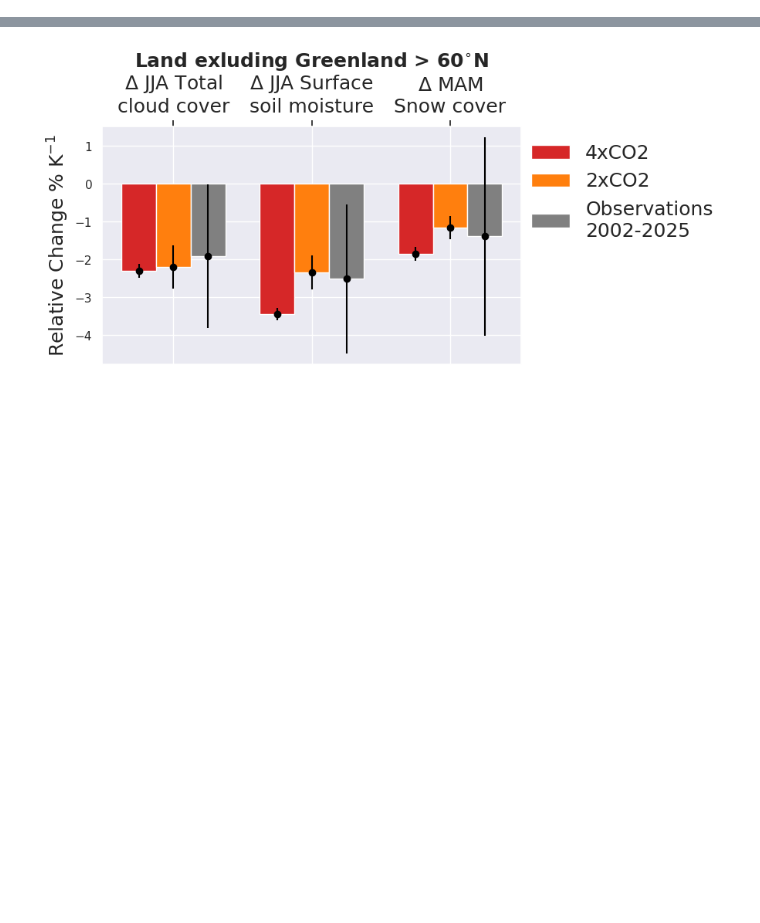
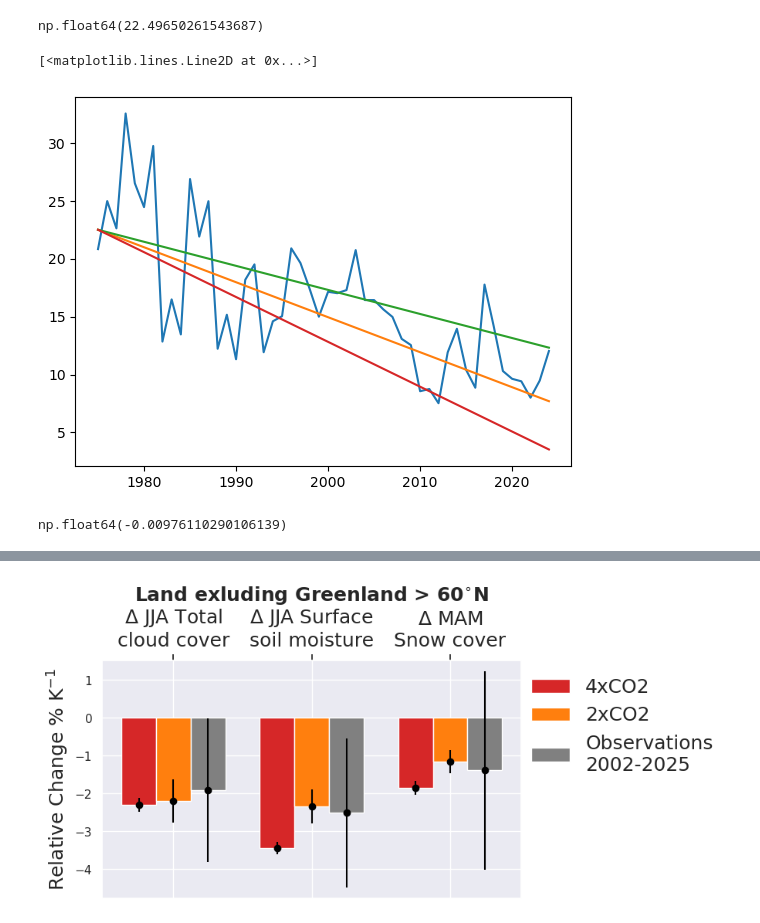
Before and after one commit to astridbg/arctic-cloud-feedbacks, a Jupyter notebook: Fig5.ipynb, the cells around one changed output, grey strips where cells are left out. Cells and saved outputs as stored; diff of their text form; code cells hidden in the pictures; blank space fills up the shorter version.

```diff
--- a/Fig5.ipynb
+++ b/Fig5.ipynb
@@ -42,6 +42,20 @@ snow_slope_JJA, snow_intercept_JJA, snow_r_value_JJA, snow_p_value_JJA, snow_std
 snow_slope_JJA_rel = snow_slope_JJA/snow_JJA_Arctic_mean.sel(year=2002)*100
 #snow_JJA_Arctic_mean.plot()
 #plt.plot(snow_JJA_Arctic_mean.sel(year=timeslice_trend).year, snow_intercept_JJA+snow_slope_JJA*snow_JJA_Arctic_mean.sel(year=timeslice_trend).year)
+# %%
+a = stats.theilslopes(snow_JJA_Arctic_mean, np.arange(50))
+# %%
+a.intercept
+# %% [output]
+np.float64(22.49650261543687)
+# %%
+plt.plot(snow_JJA_Arctic_mean.year, snow_JJA_Arctic_mean)
+plt.plot(snow_JJA_Arctic_mean.year, a.intercept + a.slope*np.arange(50))
+plt.plot(snow_JJA_Arctic_mean.year, a.intercept + a.high_slope*np.arange(50))
+plt.plot(snow_JJA_Arctic_mean.year, a.intercept + a.low_slope*np.arange(50))
+# %% [output]
+[<matplotlib.lines.Line2D at 0x...>]
+[figure, added]
 # %%
 snow_MAM = sce['snow_cover_extent'].sel(time=sce.time.dt.season=='MAM')
 snow_MAM = snow_MAM.groupby('time.year').mean('time')
@@ -129,0 +168,4 @@ landmask_CERES = landmask_CERES.fillna(0)
+# %%
+low_slope
+# %% [output]
+np.float64(-0.00976110290106139)
```
Also changed, not shown: parts of 8 cells of this notebook, 5 other files.
